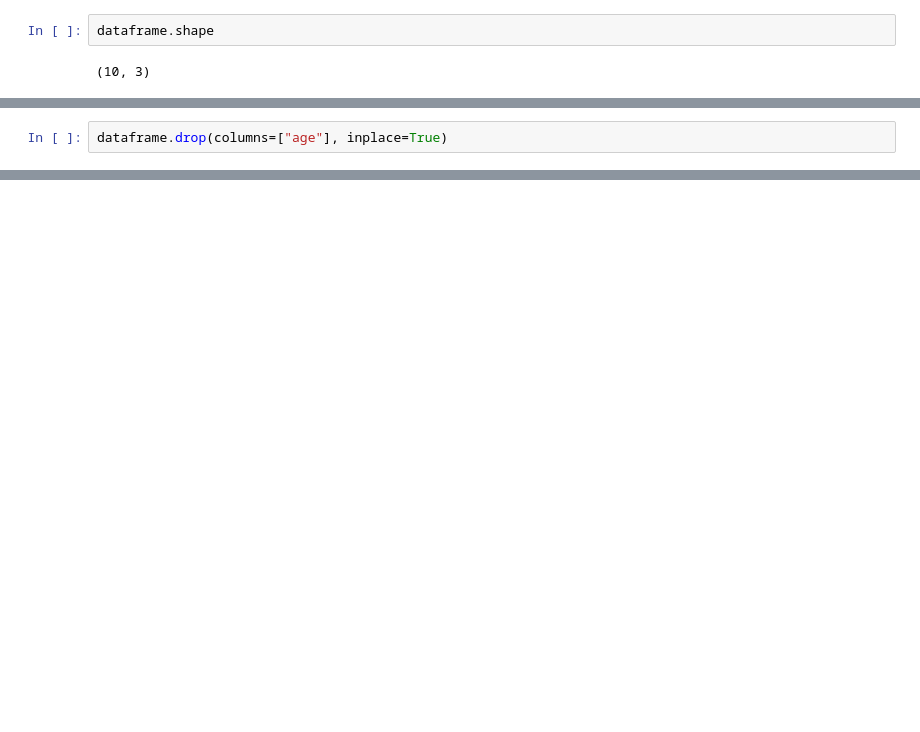
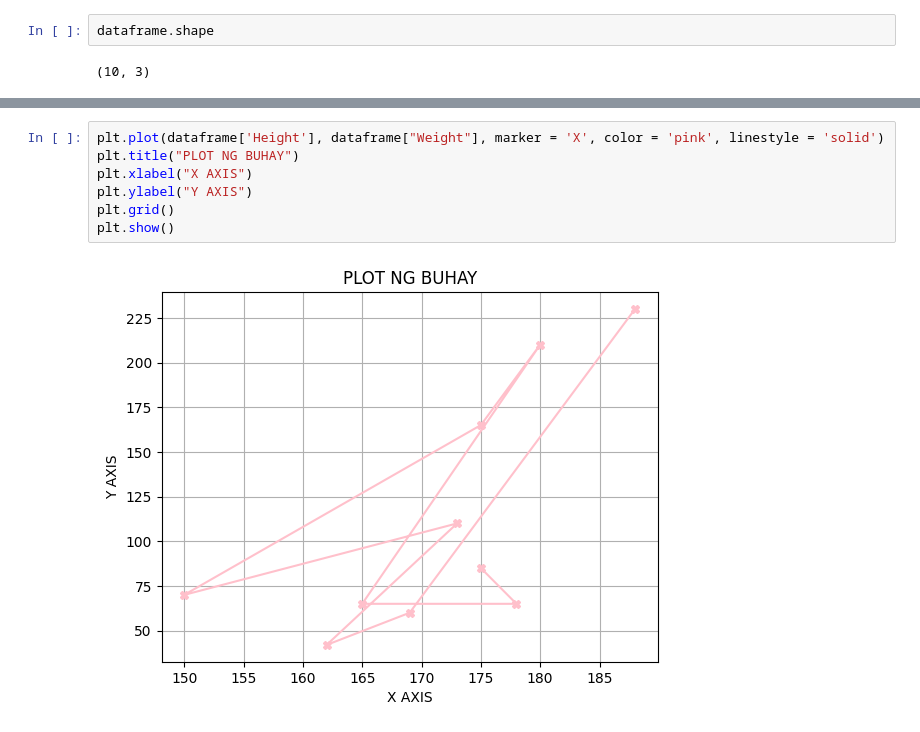
Before and after one commit to Gkcoli/CCMACLRL_EXERCISES_COM222-ML, a Jupyter notebook: Untitled1.ipynb, the cells around one changed output, grey strips where cells are left out. Cells and saved outputs as stored; diff of their text form; blank space fills up the shorter version.

```diff
--- a/Untitled1.ipynb
+++ b/Untitled1.ipynb
@@ -306,2 +210,0 @@ dataframe
-# %%
-dataframe.drop(columns=["age"], inplace=True)
@@ -307,0 +234,9 @@ dataframe.drop(columns=["age"], inplace=True)
+# %%
+plt.plot(dataframe['Height'], dataframe["Weight"], marker = 'X', color = 'pink', linestyle = 'solid')
+plt.title("PLOT NG BUHAY")
+plt.xlabel("X AXIS")
+plt.ylabel("Y AXIS")
+plt.grid()
+plt.show()
+# %% [output]
+[figure, added]
```
Also changed, not shown: parts of 10 cells of this notebook.
